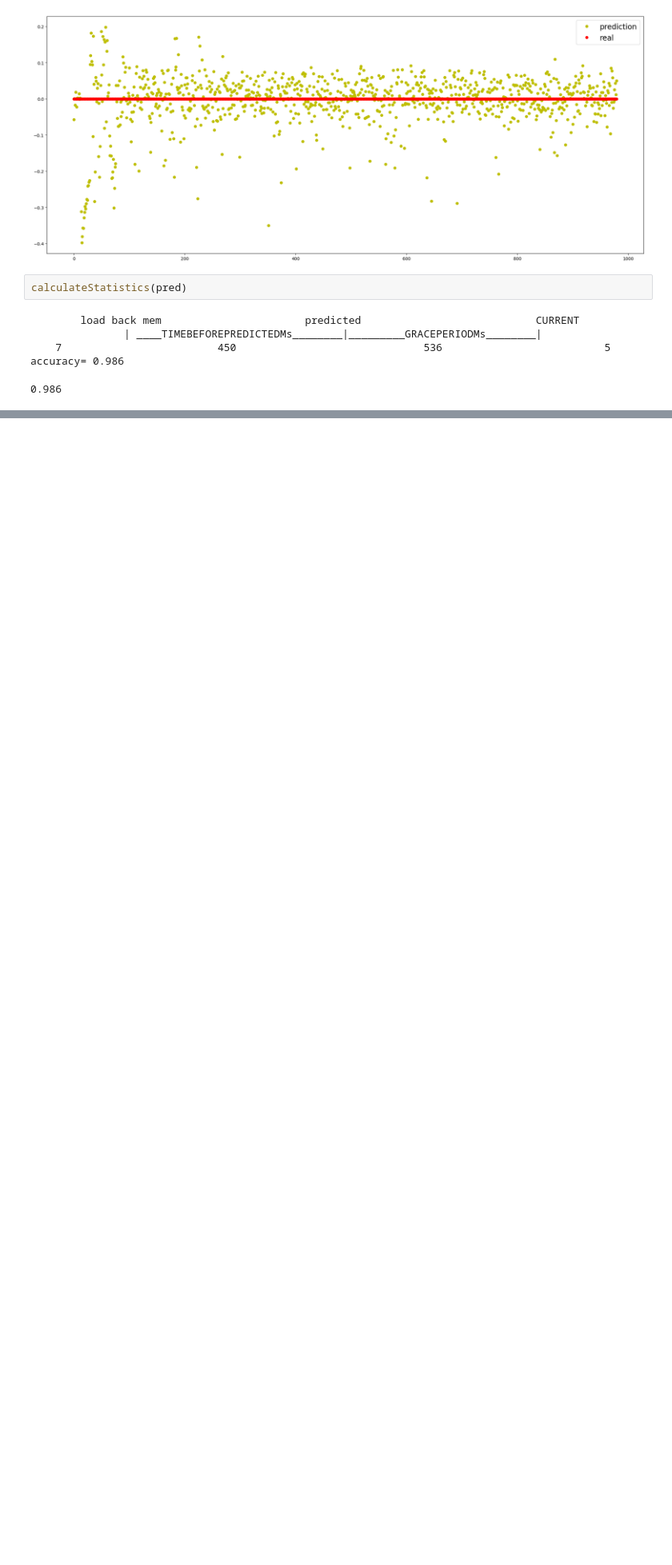
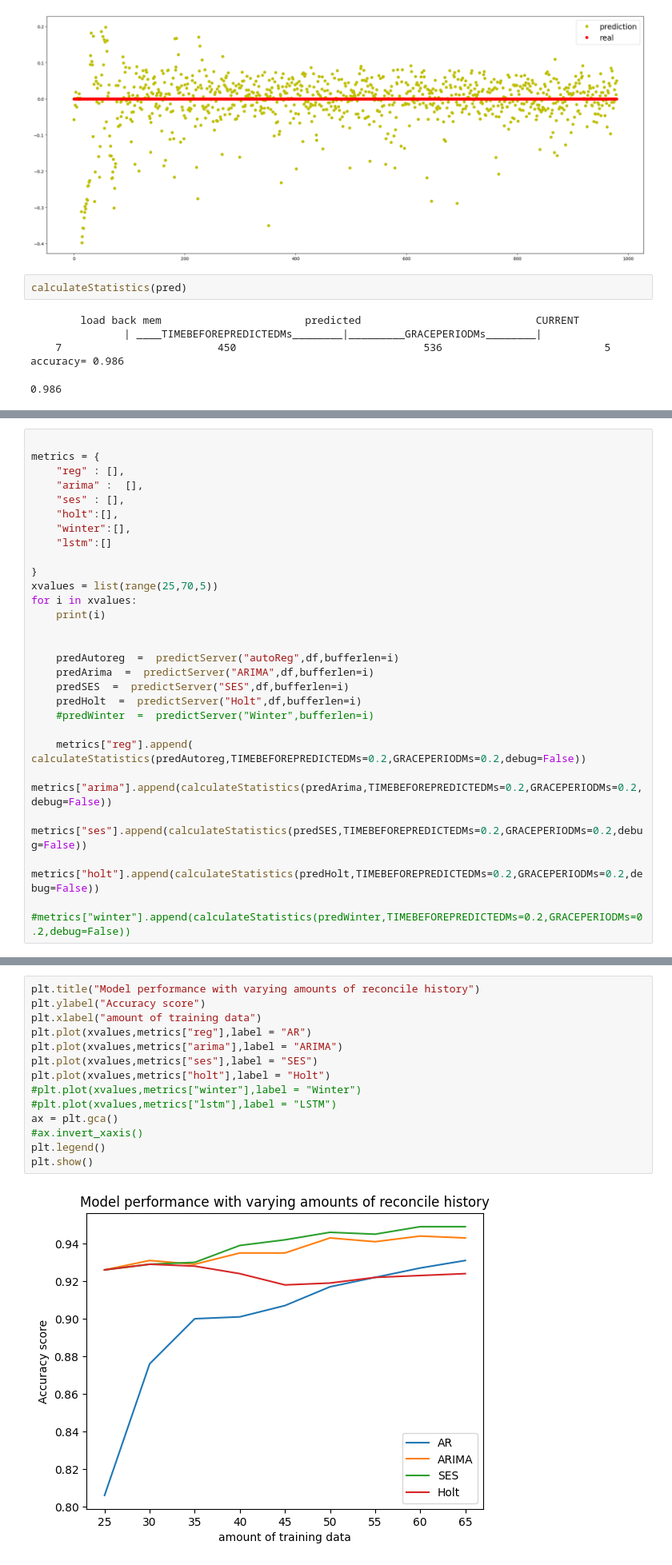
Before and after one commit to idlab-discover/wasm-operator, a Jupyter notebook: prediction/models/model1.ipynb, the cells around one changed output, grey strips where cells are left out. Shown at 80% size. Cells and saved outputs as stored; diff of their text form; blank space fills up the shorter version.

```diff
--- a/prediction/models/model1.ipynb
+++ b/prediction/models/model1.ipynb
@@ -911,0 +982,27 @@ accuracy= 0.986
+# %%
+
+metrics = {
+    "reg" : [],
+    "arima" :  [],
+    "ses" : [],
+    "holt":[],
+    "winter":[],
+    "lstm":[]
+
+}
+xvalues = list(range(25,70,5))
+for i in xvalues:
+    print(i)
+
+
+    predAutoreg  =  predictServer("autoReg",df,bufferlen=i)
+    predArima  =  predictServer("ARIMA",df,bufferlen=i)
+    predSES  =  predictServer("SES",df,bufferlen=i)
+    predHolt  =  predictServer("Holt",df,bufferlen=i)
+    #predWinter  =  predictServer("Winter",bufferlen=i)
+
+    metrics["reg"].append( calculateStatistics(predAutoreg,TIMEBEFOREPREDICTEDMs=0.2,GRACEPERIODMs=0.2,debug=False))
+    metrics["arima"].append(calculateStatistics(predArima,TIMEBEFOREPREDICTEDMs=0.2,GRACEPERIODMs=0.2,debug=False))
+    metrics["ses"].append(calculateStatistics(predSES,TIMEBEFOREPREDICTEDMs=0.2,GRACEPERIODMs=0.2,debug=False))
+    metrics["holt"].append(calculateStatistics(predHolt,TIMEBEFOREPREDICTEDMs=0.2,GRACEPERIODMs=0.2,debug=False))
+    #metrics["winter"].append(calculateStatistics(predWinter,TIMEBEFOREPREDICTEDMs=0.2,GRACEPERIODMs=0.2,debug=False))
@@ -911,0 +1019,16 @@ accuracy= 0.986
+# %%
+plt.title("Model performance with varying amounts of reconcile history")
+plt.ylabel("Accuracy score")
+plt.xlabel("amount of training data")
+plt.plot(xvalues,metrics["reg"],label = "AR")
+plt.plot(xvalues,metrics["arima"],label = "ARIMA")
+plt.plot(xvalues,metrics["ses"],label = "SES")
+plt.plot(xvalues,metrics["holt"],label = "Holt")
+#plt.plot(xvalues,metrics["winter"],label = "Winter")
+#plt.plot(xvalues,metrics["lstm"],label = "LSTM")
+ax = plt.gca()
+#ax.invert_xaxis()
+plt.legend()
+plt.show()
+# %% [output]
+[figure, added]
```
Also changed, not shown: parts of 35 cells of this notebook, 15 other files.
